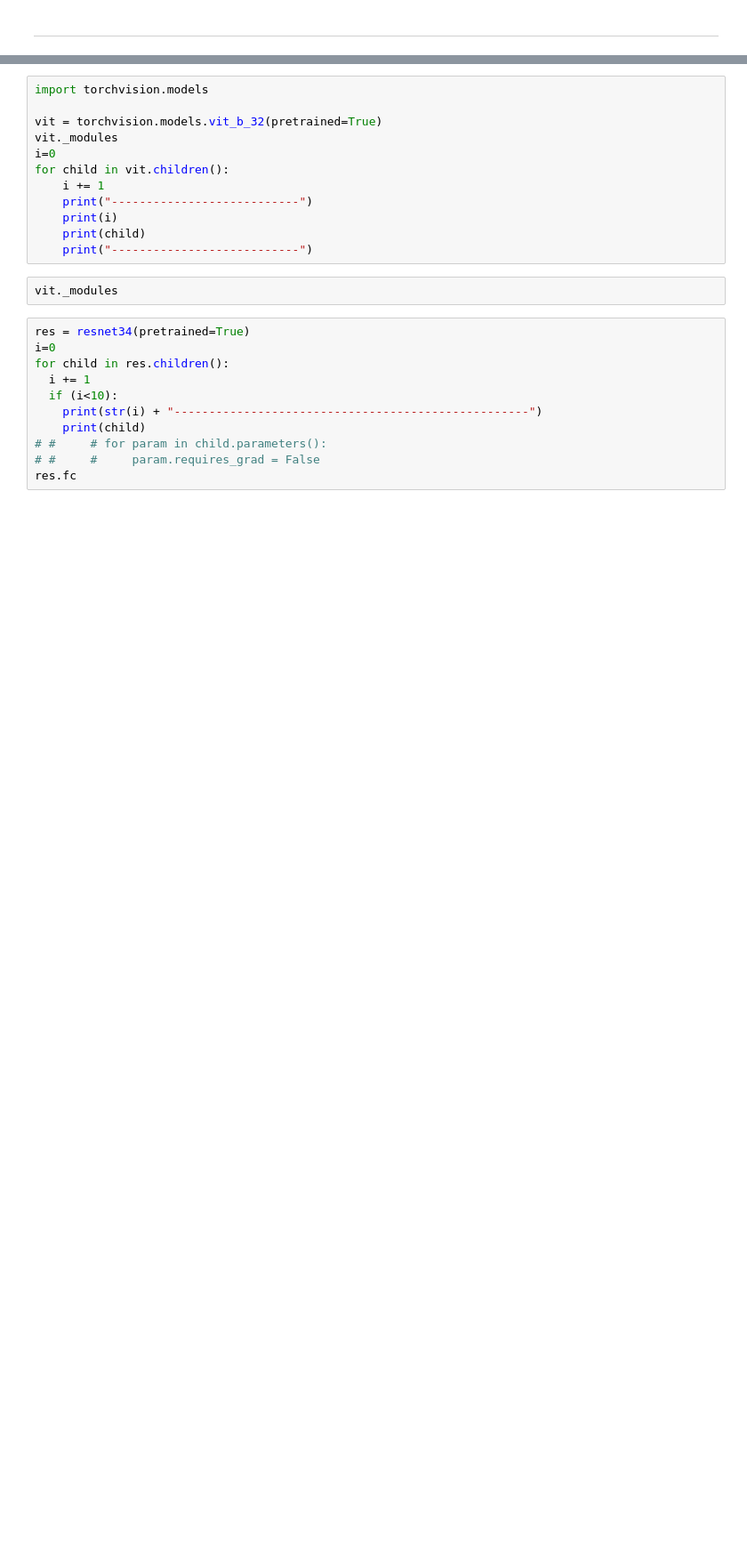
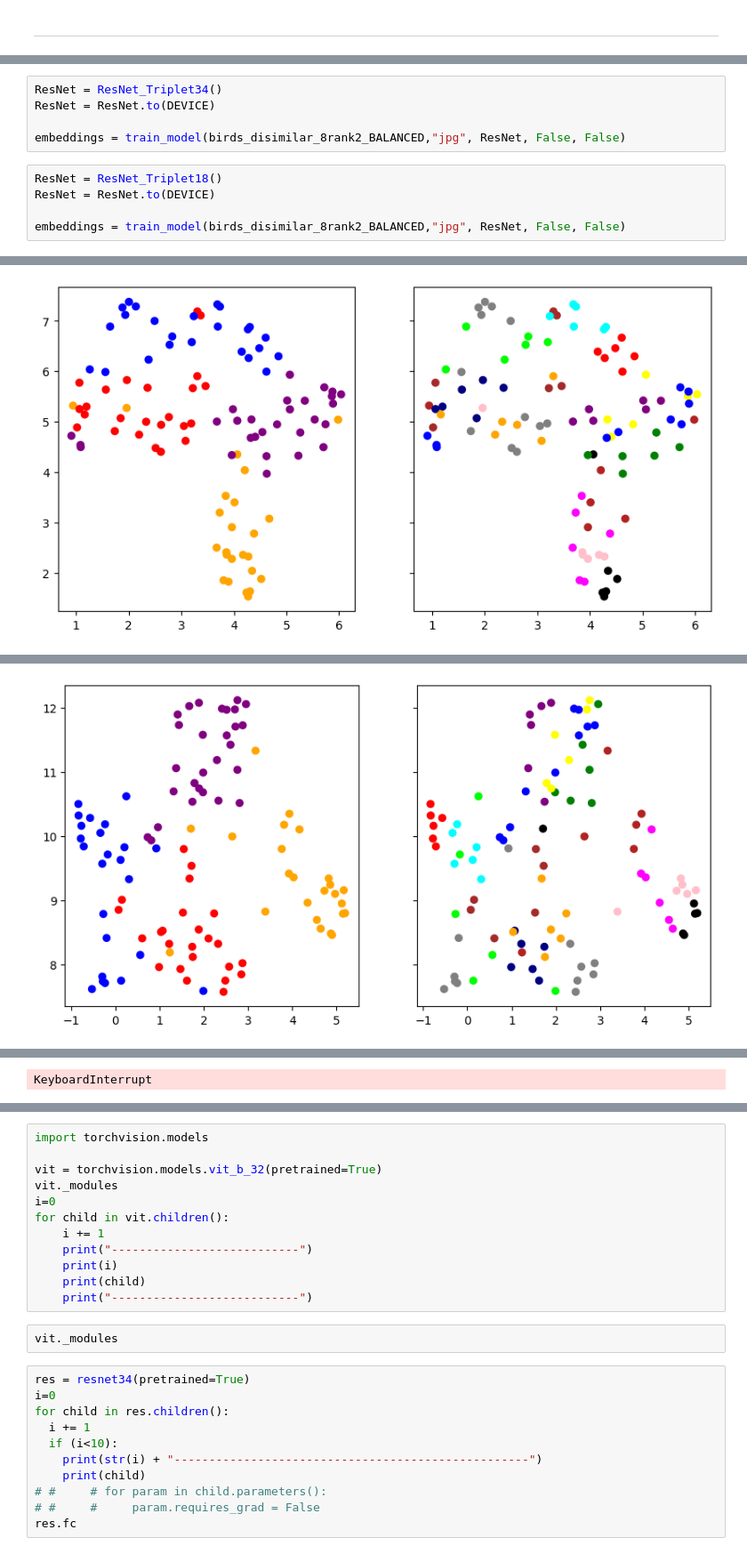
Before and after one commit to flori-margaritescu/human-judgements-honours, a Jupyter notebook: CNN_models_simple.ipynb, the cells around one changed output, grey strips where cells are left out. Shown at 89% size. Drawn from its saved outputs; the diff is of its cells as text; blank space fills up the shorter version.

```diff
--- a/CNN_models_simple.ipynb
+++ b/CNN_models_simple.ipynb
@@ -4202,0 +4373,11 @@ def train_model(path, image_type, model, frozen, similar):
+# %%
+ResNet = ResNet_Triplet34()
+ResNet = ResNet.to(DEVICE)
+
+embeddings = train_model(birds_disimilar_8rank2_BALANCED,"jpg", ResNet, False, False)
+# %%
+ResNet = ResNet_Triplet18()
+ResNet = ResNet.to(DEVICE)
+
+embeddings = train_model(birds_disimilar_8rank2_BALANCED,"jpg", ResNet, False, False)
+# %% [output]
@@ -4202,0 +4395 @@ def train_model(path, image_type, model, frozen, similar):
+[figure, added]
@@ -4202,0 +4407 @@ def train_model(path, image_type, model, frozen, similar):
+[figure, added]
@@ -4202,0 +4415 @@ def train_model(path, image_type, model, frozen, similar):
+KeyboardInterrupt
```
Also changed, not shown: parts of 11 cells of this notebook.
